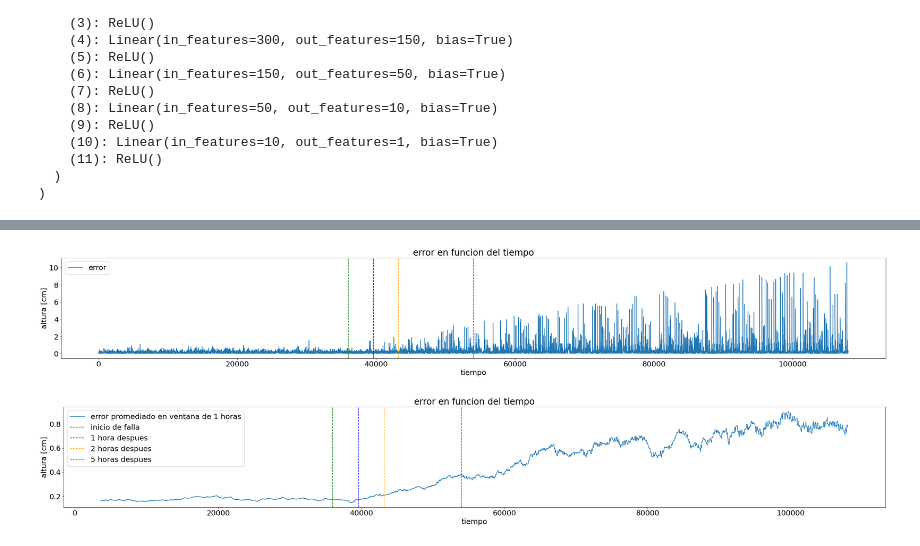
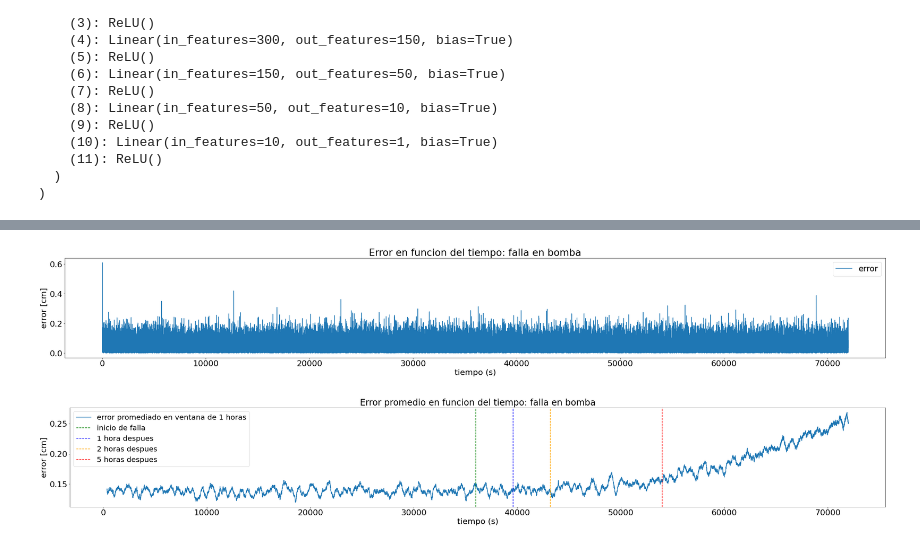
Before and after one commit to Joak01/modelos-estanque, a Jupyter notebook: notebooks/generador_de_modelos.ipynb, the cells around one changed output, grey strips where cells are left out. Drawn from its saved outputs; the diff is of its cells as text; code cells hidden in the pictures.

```diff
--- a/notebooks/generador_de_modelos.ipynb
+++ b/notebooks/generador_de_modelos.ipynb
@@ -274,0 +297,4 @@ plt.show()
+# %%
+model = MLP()
+model.load_state_dict(torch.load('../modelos torch/model_tanque_referencia_fija_5s.pt'))
+model.to(device)
@@ -276,13 +319,16 @@ plt.show()
 #test with another set of data
 
 failure_location = "bomba"
-data_version = ""
+data_version = "_referencia_fija_5s"
 
-df_2 = pd.read_csv(f'..\datos estanque\datos con falla\data_falla_incipiente_{failure_location}{data_version}.csv')
+# df_2 = pd.read_csv('../datos estanque/datos con falla/referencia_fija_falla_bomba_v2.csv') #pd.read_csv(f'../datos estanque/datos con falla/data_falla_incipiente_{failure_location}{data_version}.csv')
+df_2 = pd.read_csv('../datos estanque/datos sin falla/referencia_fija_t_continuo_v2.csv') #pd.read_csv(f'../datos estanque/datos con falla/data_falla_incipiente_{failure_location}{data_version}.csv')
 
-#create df_test sampling every 10 seconds (or trained MPL model sampling time):
 
-df_test = df_2.iloc[::10].copy()
+
+#create df_test sampling every 1 seconds (or trained MPL model sampling time):
+
+df_test = df_2.iloc[::1].copy()
 df_test.head()
 # %% [output]
 |  | tiempo | referencia | hc | f_pid |
@@ -345,19 +391,20 @@ plt.show()
 # %%
 #plot error between prediction and reference
 plt.figure(figsize=(40,5))
 plt.plot(df_test['tiempo'], abs(y_hat - df_test['hc']), label='error')
+plt.xlabel('tiempo (s)')
+plt.ylabel('error [cm]')
+plt.title(f'Error en funcion del tiempo: falla en {failure_location}')
+# # draw vertical line in x = 3600 and 7200
+# plt.axvline(x=36000, color='green', linestyle='--', label='inicio falla')
+# plt.axvline(x=36000+3600, color='blue', linestyle='--', label='falla a 1 hora')
+# plt.axvline(x=36000+2*3600, color='orange', linestyle='--', label='falla a 2 horas')
+# plt.axvline(x=36000+5*3600, color='red', linestyle='--', label='falla a 5 horas')
 plt.legend()
-plt.xlabel('tiempo')
-plt.ylabel('altura [cm]')
-plt.title('error en funcion del tiempo')
-# draw vertical line in x = 3600 and 7200
-plt.axvline(x=36000, color='green', linestyle='--')
-plt.axvline(x=36000+3600, color='blue', linestyle='--')
-plt.axvline(x=36000+2*3600, color='orange', linestyle='--')
-plt.axvline(x=36000+5*3600, color='red', linestyle='--')
+
 plt.show()
 # %% [output]
-[figure, old version]
+[figure, new version]
 # %%
 
 #add y_hat_1 to df_test
@@ -376,9 +423,9 @@ plt.figure(figsize=(40,5))
 plt.plot(df_test['tiempo'],(abs(df_test['y_hat_1'] - df_test['hc'])).rolling(int(3600/10*H)).mean(), label=f'error promediado en ventana de {H} horas')
 plt.rcParams.update({'font.size': 20})
 plt.legend()
-plt.xlabel('tiempo')
-plt.ylabel('altura [cm]')
-plt.title('error en funcion del tiempo')
+plt.xlabel('tiempo (s)')
+plt.ylabel('error [cm]')
+plt.title(f'Error promedio en funcion del tiempo: falla en {failure_location}')
 # draw vertical line in x = 3600 and 7200
 plt.axvline(x=36000, color='green', linestyle='--', label='inicio de falla')
 plt.axvline(x=36000+3600, color='blue', linestyle='--', label='1 hora despues')
@@ -387,7 +434,7 @@ plt.axvline(x=36000+5*3600, color='red', linestyle='--', label='5 horas despues'
 plt.legend()
 plt.show()
 # %% [output]
-[figure, old version]
+[figure, new version]
 # %%
 #save every column of df_test to numpy array
 import os
```
Also changed, not shown: parts of 17 cells of this notebook, 6 other files.
